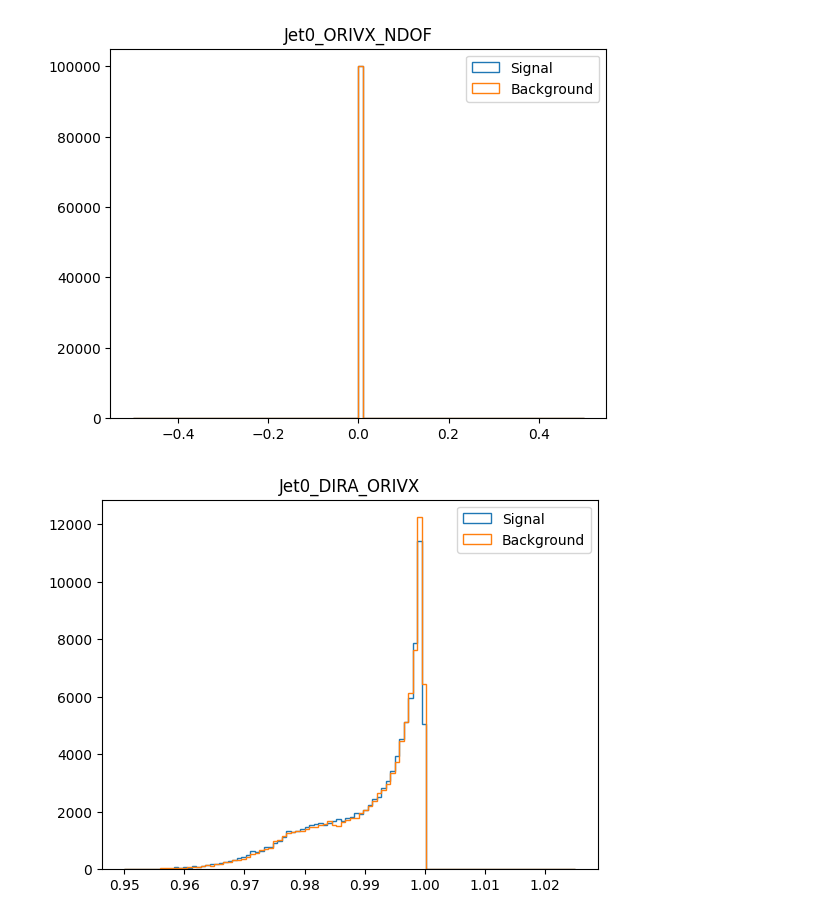
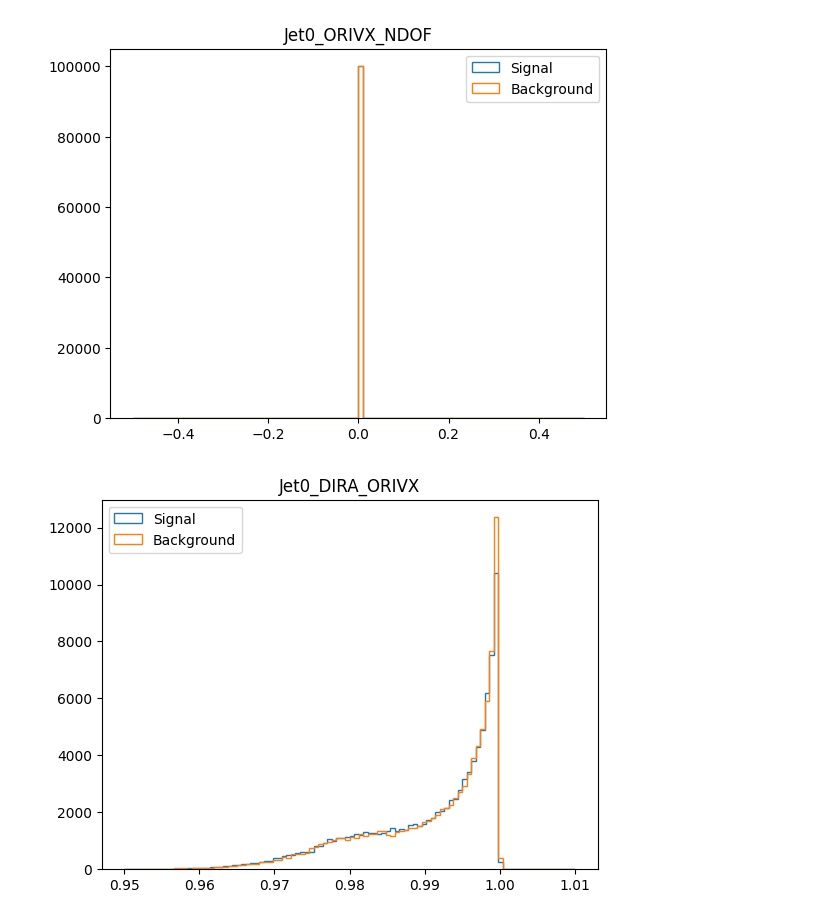
Before and after one commit to gpesticci/Jet-GNN, a Jupyter notebook: jetgnn.ipynb, the cells around one changed output. Saved outputs shown, nothing was run; the diff lists cells and outputs as text; code cells hidden in the pictures.

```diff
--- a/jetgnn.ipynb
+++ b/jetgnn.ipynb
@@ -154,6 +154,6 @@ custom_plot(df.Jet0_ORIVX_NDOF, df2.Jet0_ORIVX_NDOF, None, 'Jet0_ORIVX_NDOF')
 [figure]
 # %%
 # plot of Jet0_DIRA_ORIVX
-custom_plot(df.Jet0_DIRA_ORIVX, df2.Jet0_DIRA_ORIVX, [0.95,1.025], 'Jet0_DIRA_ORIVX')
+custom_plot(df.Jet0_DIRA_ORIVX, df2.Jet0_DIRA_ORIVX, [0.95,1.01], 'Jet0_DIRA_ORIVX')
 # %% [output]
-[figure, old version]
+[figure, new version]
```
Also changed, not shown: parts of 8 cells of this notebook.
